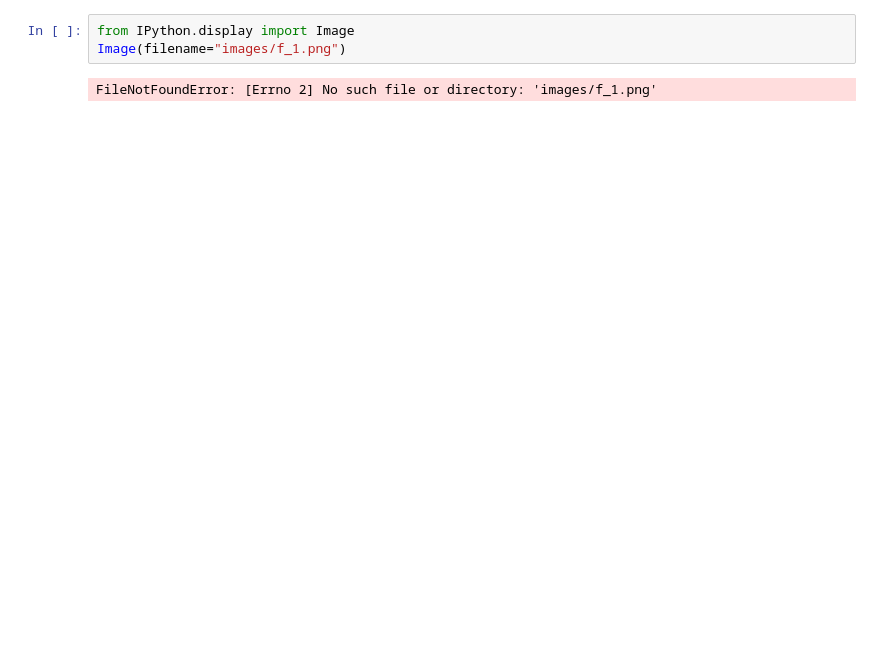
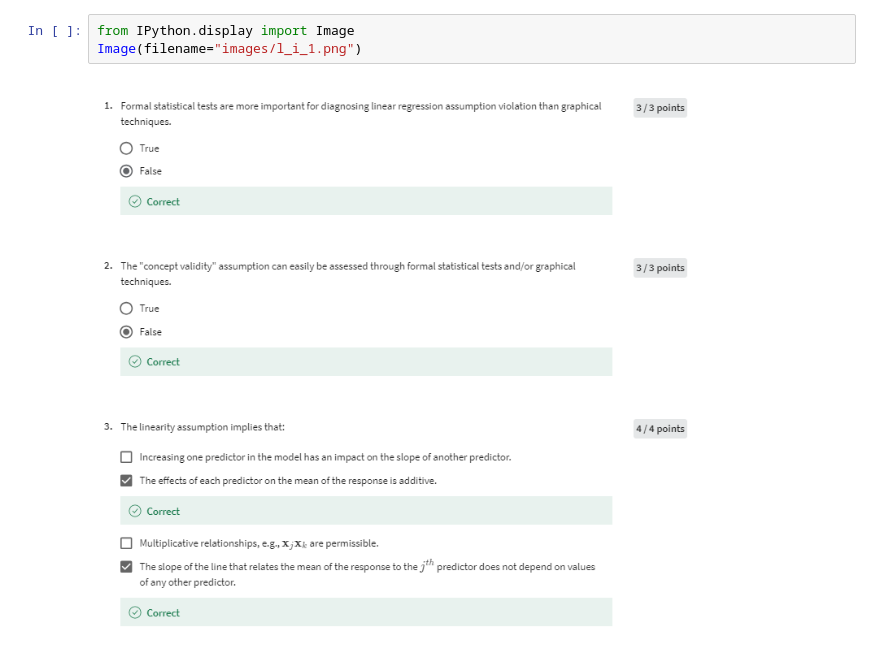
Before and after one commit to duba1910/msds, a Jupyter notebook: Statistical Modeling/5011 Modern Regression Analysis/m_5/quiz_linearity_independence.ipynb, the cells around one changed output. Drawn from its saved outputs; the diff is of its cells as text; blank space fills up the shorter version.

```diff
--- a/Statistical Modeling/5011 Modern Regression Analysis/m_5/quiz_linearity_independence.ipynb
+++ b/Statistical Modeling/5011 Modern Regression Analysis/m_5/quiz_linearity_independence.ipynb
@@ -1,6 +1,6 @@
 # %%
 from IPython.display import Image
-Image(filename="images/f_1.png")
+Image(filename="images/l_i_1.png")
 # %% [output]
-FileNotFoundError: [Errno 2] No such file or directory: 'images/f_1.png'
+[figure, added]
 # %%
```
Also changed, not shown: parts of 5 cells of this notebook.
